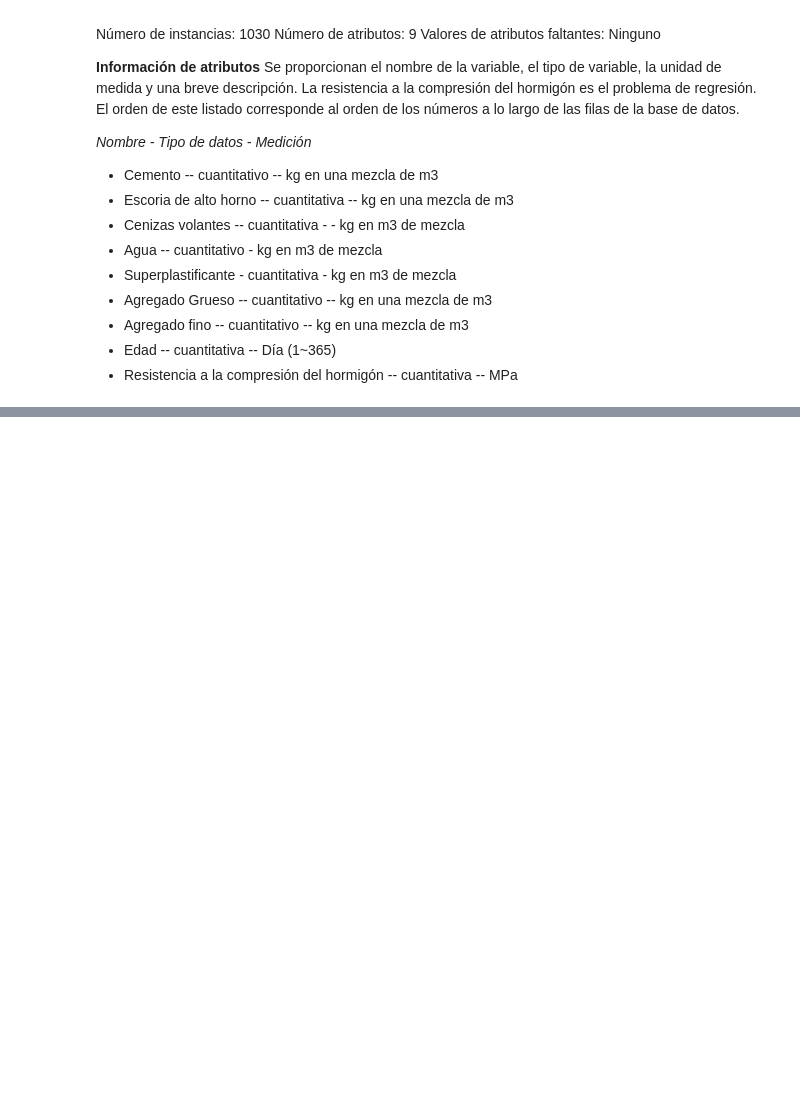
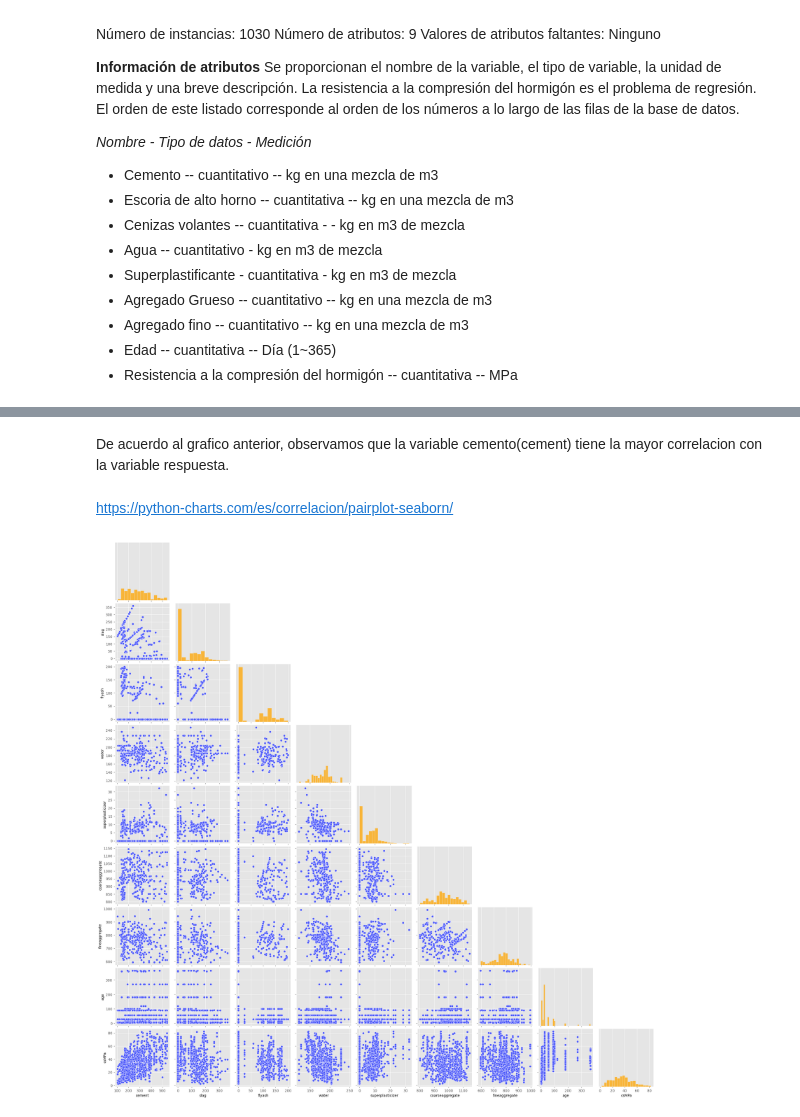
Before and after one commit to llanosrenzo/MachineLearning, a Jupyter notebook: Regresion/Modelo_Regression.ipynb, the cells around one changed output, grey strips where cells are left out. Cells and saved outputs as stored; diff of their text form; code cells hidden in the pictures; blank space fills up the shorter version.

```diff
--- a/Regresion/Modelo_Regression.ipynb
+++ b/Regresion/Modelo_Regression.ipynb
@@ -60,0 +118,12 @@ ParserError: Error tokenizing data. C error: Expected 1 fields in line 33, saw 6
+# %% [markdown]
+De acuerdo al grafico anterior, observamos que la variable cemento(cement)  tiene la mayor correlacion con la variable respuesta.
+# %% [markdown]
+https://python-charts.com/es/correlacion/pairplot-seaborn/
+# %%
+sns.pairplot(hormigon,
+             plot_kws = {'color':'#4B57FA','marker':'o'},# Modificar los estilos de los graficos de los paneles inferior y superior
+             diag_kws = {'color':'orange'}, # Personalizar el estilo de la diagonal
+            corner = True) # Elimina el panel supèrior
+plt.show()
+# %% [output]
+[figure, added]
```
Also changed, not shown: parts of 13 cells of this notebook, 1 other file.
